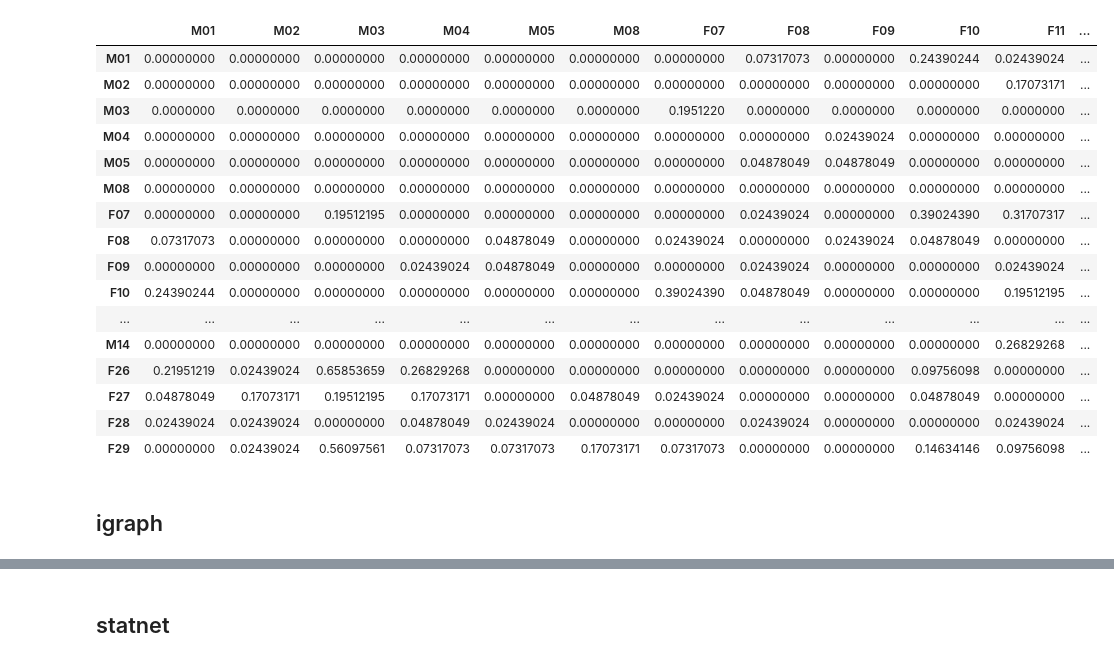
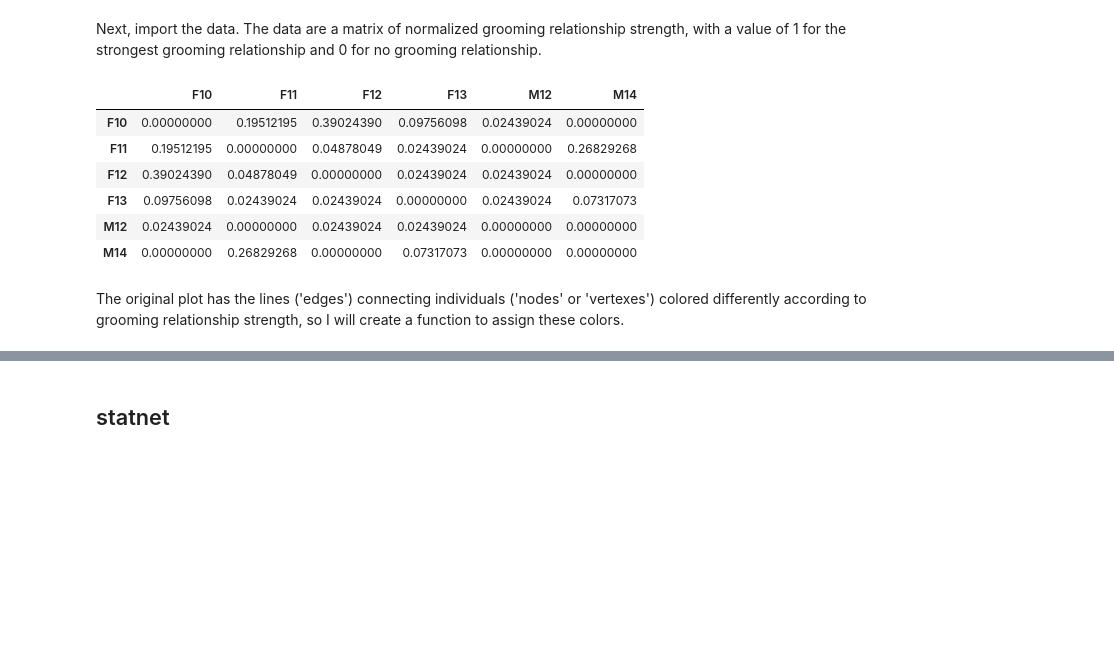
Before and after one commit to ryanraaum/bioanth-plots, a Jupyter notebook: Social Network in R.ipynb, the cells around one changed output, grey strips where cells are left out. Drawn from its saved outputs; the diff is of its cells as text; code cells hidden in the pictures; blank space fills up the shorter version.

Commit message:
updated social network

```diff
--- a/Social Network in R.ipynb
+++ b/Social Network in R.ipynb
@@ -3,25 +21,19 @@
+# %% [markdown]
+Next, import the data. The data are a matrix of normalized grooming relationship strength, with a value of 1 for the strongest grooming relationship and 0 for no grooming relationship.
 # %%
-options(stringsAsFactors=F)
-dmatrix = as.matrix(read.csv(url("https://raw.githubusercontent.com/ryanraaum/bioanth-datasets/master/raw/networkgroom.csv"), row.names=1))
-dmatrix
+dataurl = "https://raw.githubusercontent.com/ryanraaum/bioanth-datasets/master/raw/networkgroom.csv"
+dmatrix = as.matrix(read.csv(url(dataurl), row.names=1))
+
+# look at a part of this matrix to see what it looks like
+dmatrix[10:15, 10:15]
 # %% [output]
-|  | M01 | M02 | M03 | M04 | M05 | M08 | F07 | F08 | F09 | F10 | F11 | ... |
-| M01 | 0.00000000 | 0.00000000 | 0.00000000 | 0.00000000 | 0.00000000 | 0.00000000 | 0.00000000 | 0.07317073 | 0.00000000 | 0.24390244 | 0.02439024 | ... |
-| M02 | 0.00000000 | 0.00000000 | 0.00000000 | 0.00000000 | 0.00000000 | 0.00000000 | 0.00000000 | 0.00000000 | 0.00000000 | 0.00000000 | 0.17073171 | ... |
-| M03 | 0.0000000 | 0.0000000 | 0.0000000 | 0.0000000 | 0.0000000 | 0.0000000 | 0.1951220 | 0.0000000 | 0.0000000 | 0.0000000 | 0.0000000 | ... |
-| M04 | 0.00000000 | 0.00000000 | 0.00000000 | 0.00000000 | 0.00000000 | 0.00000000 | 0.00000000 | 0.00000000 | 0.02439024 | 0.00000000 | 0.00000000 | ... |
-| M05 | 0.00000000 | 0.00000000 | 0.00000000 | 0.00000000 | 0.00000000 | 0.00000000 | 0.00000000 | 0.04878049 | 0.04878049 | 0.00000000 | 0.00000000 | ... |
-| M08 | 0.00000000 | 0.00000000 | 0.00000000 | 0.00000000 | 0.00000000 | 0.00000000 | 0.00000000 | 0.00000000 | 0.00000000 | 0.00000000 | 0.00000000 | ... |
-| F07 | 0.00000000 | 0.00000000 | 0.19512195 | 0.00000000 | 0.00000000 | 0.00000000 | 0.00000000 | 0.02439024 | 0.00000000 | 0.39024390 | 0.31707317 | ... |
-| F08 | 0.07317073 | 0.00000000 | 0.00000000 | 0.00000000 | 0.04878049 | 0.00000000 | 0.02439024 | 0.00000000 | 0.02439024 | 0.04878049 | 0.00000000 | ... |
-| F09 | 0.00000000 | 0.00000000 | 0.00000000 | 0.02439024 | 0.04878049 | 0.00000000 | 0.00000000 | 0.02439024 | 0.00000000 | 0.00000000 | 0.02439024 | ... |
-| F10 | 0.24390244 | 0.00000000 | 0.00000000 | 0.00000000 | 0.00000000 | 0.00000000 | 0.39024390 | 0.04878049 | 0.00000000 | 0.00000000 | 0.19512195 | ... |
-| ... | ... | ... | ... | ... | ... | ... | ... | ... | ... | ... | ... | ... |
-| M14 | 0.00000000 | 0.00000000 | 0.00000000 | 0.00000000 | 0.00000000 | 0.00000000 | 0.00000000 | 0.00000000 | 0.00000000 | 0.00000000 | 0.26829268 | ... |
-| F26 | 0.21951219 | 0.02439024 | 0.65853659 | 0.26829268 | 0.00000000 | 0.00000000 | 0.00000000 | 0.00000000 | 0.00000000 | 0.09756098 | 0.00000000 | ... |
-| F27 | 0.04878049 | 0.17073171 | 0.19512195 | 0.17073171 | 0.00000000 | 0.04878049 | 0.02439024 | 0.00000000 | 0.00000000 | 0.04878049 | 0.00000000 | ... |
-| F28 | 0.02439024 | 0.02439024 | 0.00000000 | 0.04878049 | 0.02439024 | 0.00000000 | 0.00000000 | 0.02439024 | 0.00000000 | 0.00000000 | 0.02439024 | ... |
-| F29 | 0.00000000 | 0.02439024 | 0.56097561 | 0.07317073 | 0.07317073 | 0.17073171 | 0.07317073 | 0.00000000 | 0.00000000 | 0.14634146 | 0.09756098 | ... |
+|  | F10 | F11 | F12 | F13 | M12 | M14 |
+| F10 | 0.00000000 | 0.19512195 | 0.39024390 | 0.09756098 | 0.02439024 | 0.00000000 |
+| F11 | 0.19512195 | 0.00000000 | 0.04878049 | 0.02439024 | 0.00000000 | 0.26829268 |
+| F12 | 0.39024390 | 0.04878049 | 0.00000000 | 0.02439024 | 0.02439024 | 0.00000000 |
+| F13 | 0.09756098 | 0.02439024 | 0.02439024 | 0.00000000 | 0.02439024 | 0.07317073 |
+| M12 | 0.02439024 | 0.00000000 | 0.02439024 | 0.02439024 | 0.00000000 | 0.00000000 |
+| M14 | 0.00000000 | 0.26829268 | 0.00000000 | 0.07317073 | 0.00000000 | 0.00000000 |
-# %% [markdown]
-## igraph
+# %% [markdown]
+The original plot has the lines ('edges') connecting individuals ('nodes' or 'vertexes') colored differently according to grooming relationship strength, so I will create a function to assign these colors.
 # %%
```
Also changed, not shown: parts of 15 cells of this notebook, 1 other file.
